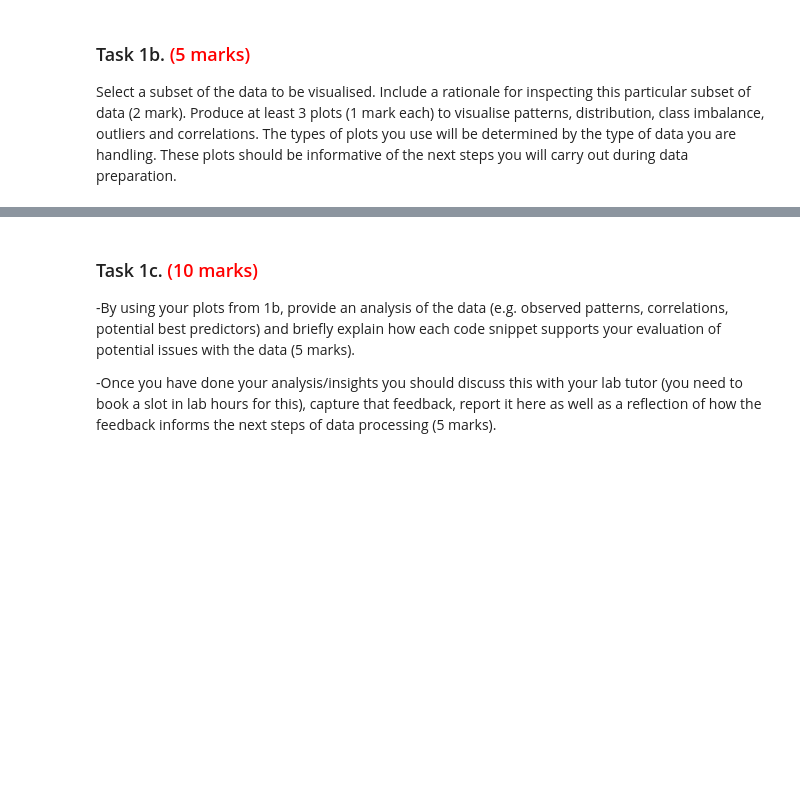
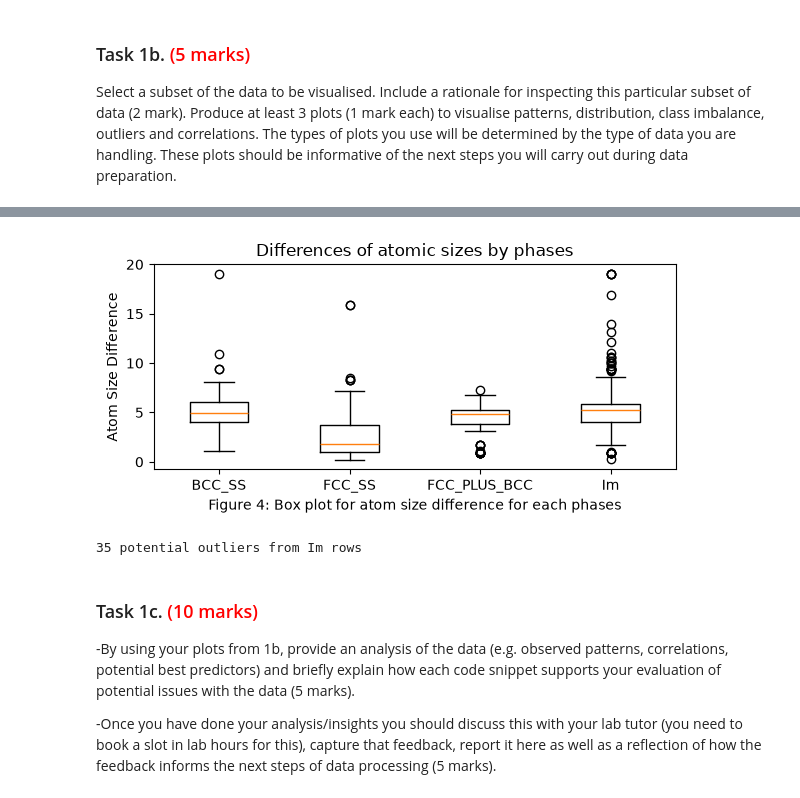
Before and after one commit to efyct6/Machine-Learning, a Jupyter notebook: mmme4125-coursework_2026.ipynb, the cells around one changed output, grey strips where cells are left out. Saved outputs shown, nothing was run; the diff lists cells and outputs as text; code cells hidden in the pictures; blank space fills up the shorter version.

```diff
--- a/mmme4125-coursework_2026.ipynb
+++ b/mmme4125-coursework_2026.ipynb
@@ -233,3 +222,33 @@ fig.tight_layout(); plt.show()
+# %%
+#copied from  matplotlib - 6 box plot trying to identify outliers
+
+states = ["BCC_SS", "FCC_SS", "FCC_PLUS_BCC", "Im"]
+groups = [data.loc[df["Phases"] == s, "Atom.Size.Diff"] for s in states]
+fig, axes = plt.subplots(figsize=(6, 3))
+axes.boxplot(groups, whis=1.5, showfliers=True)
+axes.set_xticks([1, 2, 3, 4], states) # label the three boxes
+axes.set(ylabel="Atom Size Difference", title="Differences of atomic sizes by phases")
+axes.set(xlabel="Figure 4: Box plot for atom size difference for each phases")
+fig.tight_layout(); plt.show()
+
+
+
+##Find & inspect potential outliers
+im = data.loc[data["Phases"]== "Im", "Atom.Size.Diff"]
+q1,q3 = im.quantile([0.25,0.75])
+iqr = q3-q1
+flagged = im.loc[ (im< q1-1.5*iqr) | (im>q3+1.5*iqr)]
+
+print(len(flagged), "potential outliers from Im rows")
+
+#Notes
+#Orange line = median(
+# FCC_SS has a lower median atom size diff compared to others (maybe can be use as identifer?)
+# Im has the most outliers
+# BCC_SS, FCC_PLUS_BCC and IM
+# %% [output]
+[figure, added]
+35 potential outliers from Im rows
 # %% [markdown]
 ### Task 1c. <span style="color:red">(10 marks)</span>
 
```
Also changed, not shown: parts of 7 cells of this notebook, 1 other file.
